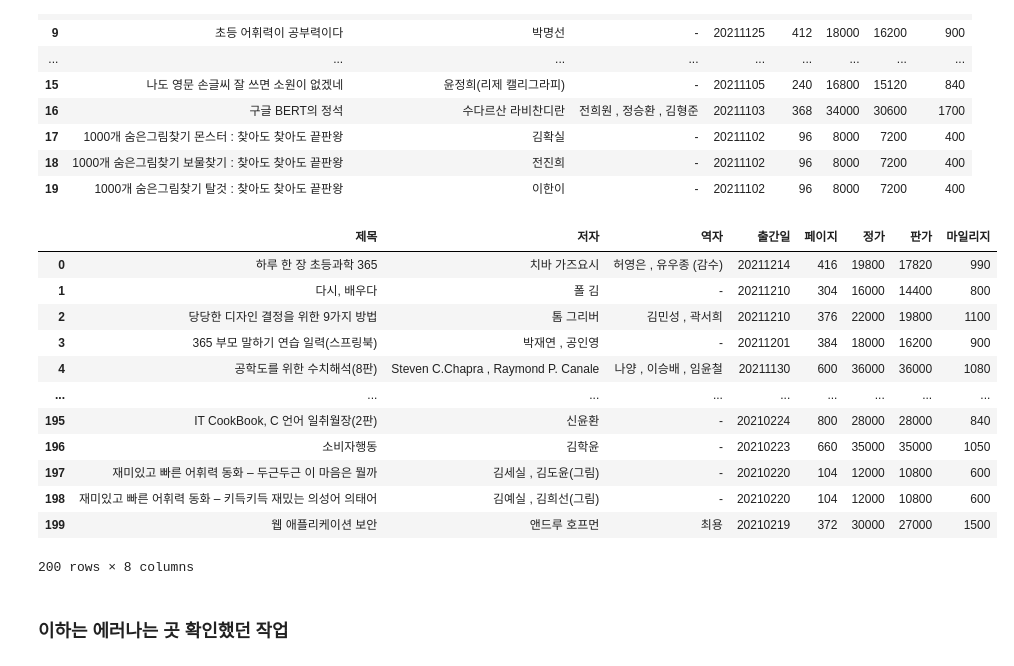
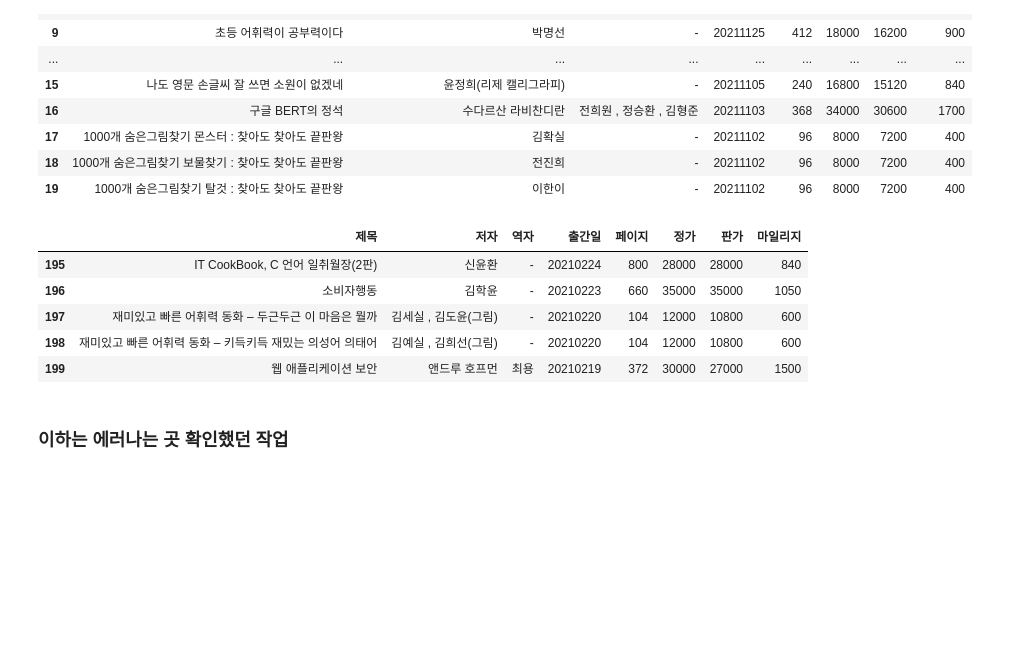
Before and after one commit to HanEunji/DataAnalysis-2021.11, a Jupyter notebook: 05.Crawling/web/103.hanbit.ipynb, the cells around one changed output. Saved outputs shown, nothing was run; the diff lists cells and outputs as text; code cells hidden in the pictures; blank space fills up the shorter version.

```diff
--- a/05.Crawling/web/103.hanbit.ipynb
+++ b/05.Crawling/web/103.hanbit.ipynb
@@ -164,9 +164,10 @@ df
 | 19 | 1000개 숨은그림찾기 탈것 : 찾아도 찾아도 끝판왕 | 이한이 | - | 20211102 | 96 | 8000 | 7200 | 400 |
 # %%
 # 10페이지까지 적용...하니까 한페이지 적용의 # 가격 정보부터 에러가 떠서 가격, 판매가, 마일리지 경로 다시 찾아서 해결
+from tqdm.notebook import tqdm
 
 lines = []
-for page in range(1, 11):
+for page in tqdm(range(1, 11)):
     url = f'https://www.hanbit.co.kr/store/books/new_book_list.html?page={page}&brand=&cate1=&cate2=&searchKey=&keyWord='
     req = requests.get(url)
     soup = BeautifulSoup(req.text, 'html.parser')
@@ -201,18 +202,11 @@ for page in range(1, 11):
 # %%
 # 최종!!
 df = pd.DataFrame(lines, columns=['제목', '저자', '역자', '출간일', '페이지', '정가', '판가', '마일리지'])
-df
+df.tail()
 # %% [output]
 |  | 제목 | 저자 | 역자 | 출간일 | 페이지 | 정가 | 판가 | 마일리지 |
-| 0 | 하루 한 장 초등과학 365 | 치바 가즈요시 | 허영은 , 유우종 (감수) | 20211214 | 416 | 19800 | 17820 | 990 |
-| 1 | 다시, 배우다 | 폴 김 | - | 20211210 | 304 | 16000 | 14400 | 800 |
-| 2 | 당당한 디자인 결정을 위한 9가지 방법 | 톰 그리버 | 김민성 , 곽서희 | 20211210 | 376 | 22000 | 19800 | 1100 |
-| 3 | 365 부모 말하기 연습 일력(스프링북) | 박재연 , 공인영 | - | 20211201 | 384 | 18000 | 16200 | 900 |
-| 4 | 공학도를 위한 수치해석(8판) | Steven C.Chapra , Raymond P. Canale | 나양 , 이승배 , 임윤철 | 20211130 | 600 | 36000 | 36000 | 1080 |
-| ... | ... | ... | ... | ... | ... | ... | ... | ... |
 | 195 | IT CookBook, C 언어 일취월장(2판) | 신윤환 | - | 20210224 | 800 | 28000 | 28000 | 840 |
 | 196 | 소비자행동 | 김학윤 | - | 20210223 | 660 | 35000 | 35000 | 1050 |
 | 197 | 재미있고 빠른 어휘력 동화 – 두근두근 이 마음은 뭘까 | 김세실 , 김도윤(그림) | - | 20210220 | 104 | 12000 | 10800 | 600 |
 | 198 | 재미있고 빠른 어휘력 동화 – 키득키득 재밌는 의성어 의태어 | 김예실 , 김희선(그림) | - | 20210220 | 104 | 12000 | 10800 | 600 |
 | 199 | 웹 애플리케이션 보안 | 앤드루 호프먼 | 최용 | 20210219 | 372 | 30000 | 27000 | 1500 |
-200 rows × 8 columns
```
Also changed, not shown: parts of 4 cells of this notebook, 8 other files.
